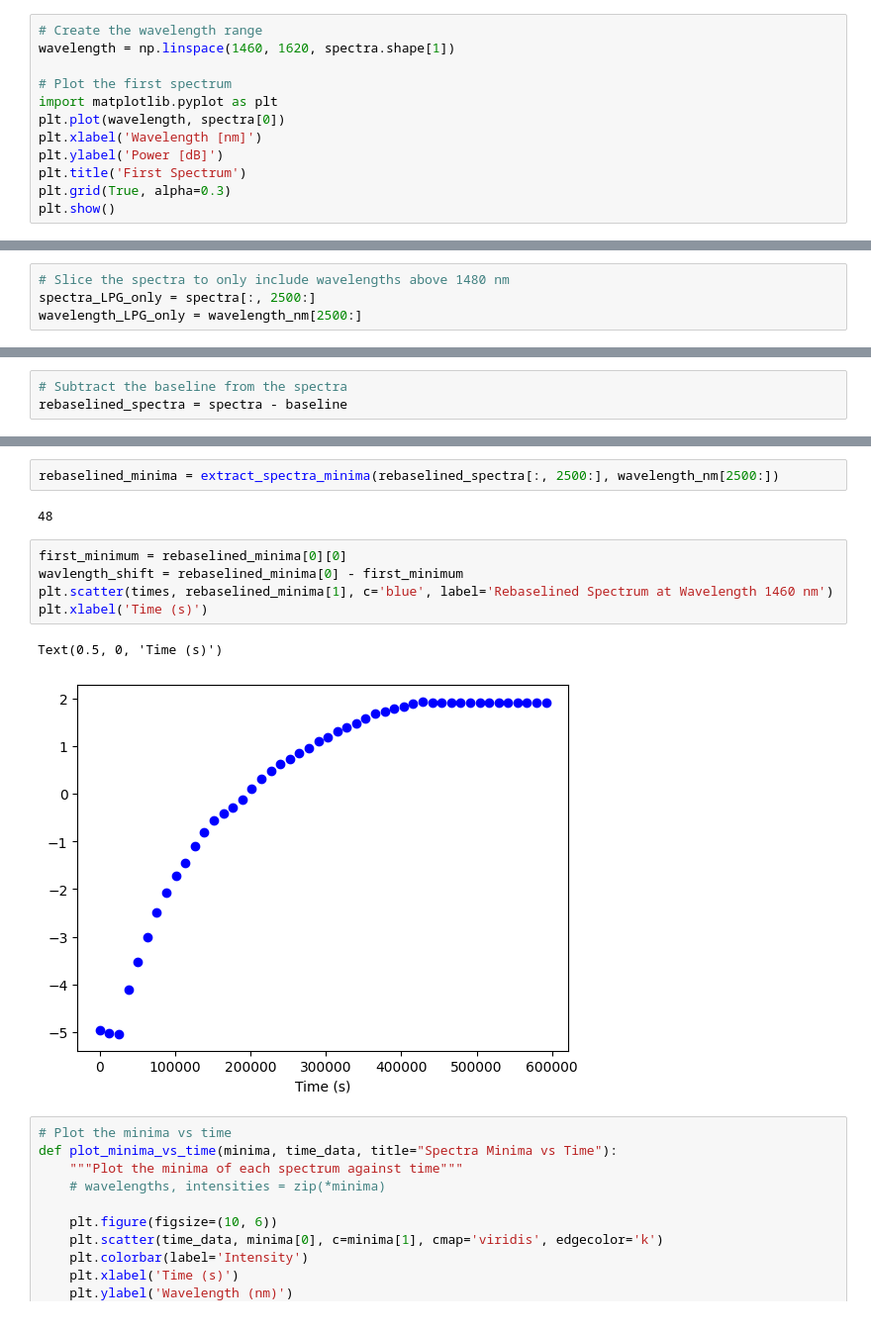
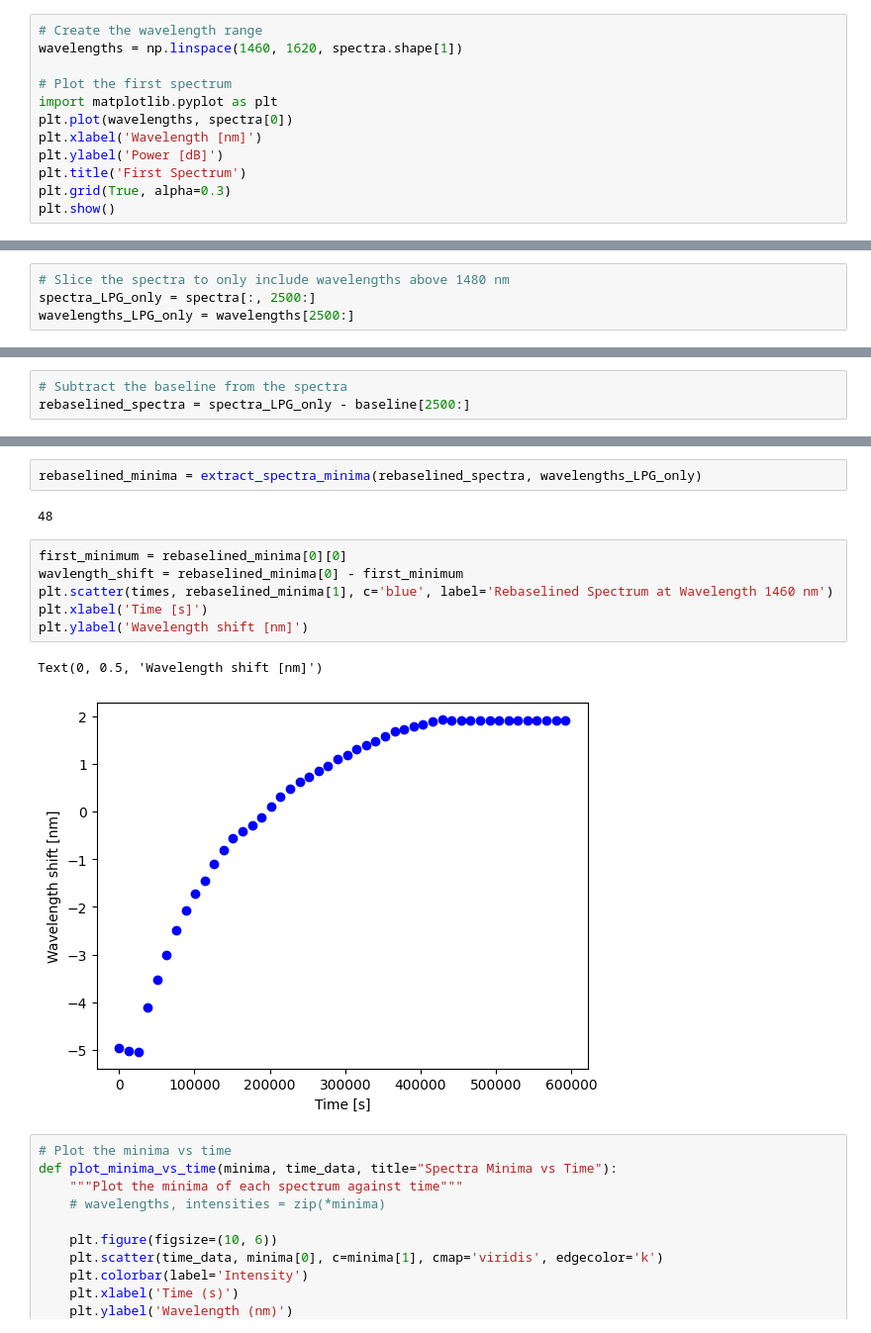
Before and after one commit to rsamconn/Fibre-optics-demo, a Jupyter notebook: fibre-demo.ipynb, the cells around one changed output, grey strips where cells are left out. Shown at 99% size. Drawn from its saved outputs; the diff is of its cells as text.

```diff
--- a/fibre-demo.ipynb
+++ b/fibre-demo.ipynb
@@ -63,11 +65,11 @@ Let's take a look at just a single spectrum, at the very first time point.
 We'll need to use the wavelength range of the interrogator, the device that reads the spectra, which in our case is a [Hyperion si155](https://lunainc.com/sites/default/files/assets/files/data-sheets/HYPERION%20si155%20Data%20Sheet.pdf) (very expensive!). It has a range of 1460-1620 nm.
 # %%
 # Create the wavelength range
-wavelength = np.linspace(1460, 1620, spectra.shape[1])
+wavelengths = np.linspace(1460, 1620, spectra.shape[1])
 
 # Plot the first spectrum
 import matplotlib.pyplot as plt
-plt.plot(wavelength, spectra[0])
+plt.plot(wavelengths, spectra[0])
 plt.xlabel('Wavelength [nm]')
 plt.ylabel('Power [dB]')
 plt.title('First Spectrum')
@@ -82,7 +84,7 @@ Let's cut the uninteresting wavelengths out by saving versions of our data that
 # %%
 # Slice the spectra to only include wavelengths above 1480 nm
 spectra_LPG_only = spectra[:, 2500:]
-wavelength_LPG_only = wavelength_nm[2500:]
+wavelengths_LPG_only = wavelengths[2500:]
 # %% [markdown]
 ## 2.2 Plot all the spectra
 # %%
@@ -125,4 +138,4 @@ def plot_spectra(time_data, spectral_data, wavelength_data, start_idx, end_idx,
 # %%
 # Subtract the baseline from the spectra
-rebaselined_spectra = spectra - baseline
+rebaselined_spectra = spectra_LPG_only - baseline[2500:]
 # %%
@@ -159,17 +170,18 @@ def extract_spectra_minima(spectral_data, wavelength_data):
     print(count)
     return wavelength_minima, intensity_minima
 # %%
-rebaselined_minima = extract_spectra_minima(rebaselined_spectra[:, 2500:], wavelength_nm[2500:])
+rebaselined_minima = extract_spectra_minima(rebaselined_spectra, wavelengths_LPG_only)
 # %% [output]
 48
 # %%
 first_minimum = rebaselined_minima[0][0]
 wavlength_shift = rebaselined_minima[0] - first_minimum
 plt.scatter(times, rebaselined_minima[1], c='blue', label='Rebaselined Spectrum at Wavelength 1460 nm')
-plt.xlabel('Time (s)')
+plt.xlabel('Time [s]')
+plt.ylabel('Wavelength shift [nm]')
 # %% [output]
-Text(0.5, 0, 'Time (s)')
+Text(0, 0.5, 'Wavelength shift [nm]')
-[figure, old version]
+[figure, new version]
 # %%
 # Plot the minima vs time
 def plot_minima_vs_time(minima, time_data, title="Spectra Minima vs Time"):
```
Also changed, not shown: parts of 17 cells of this notebook.
